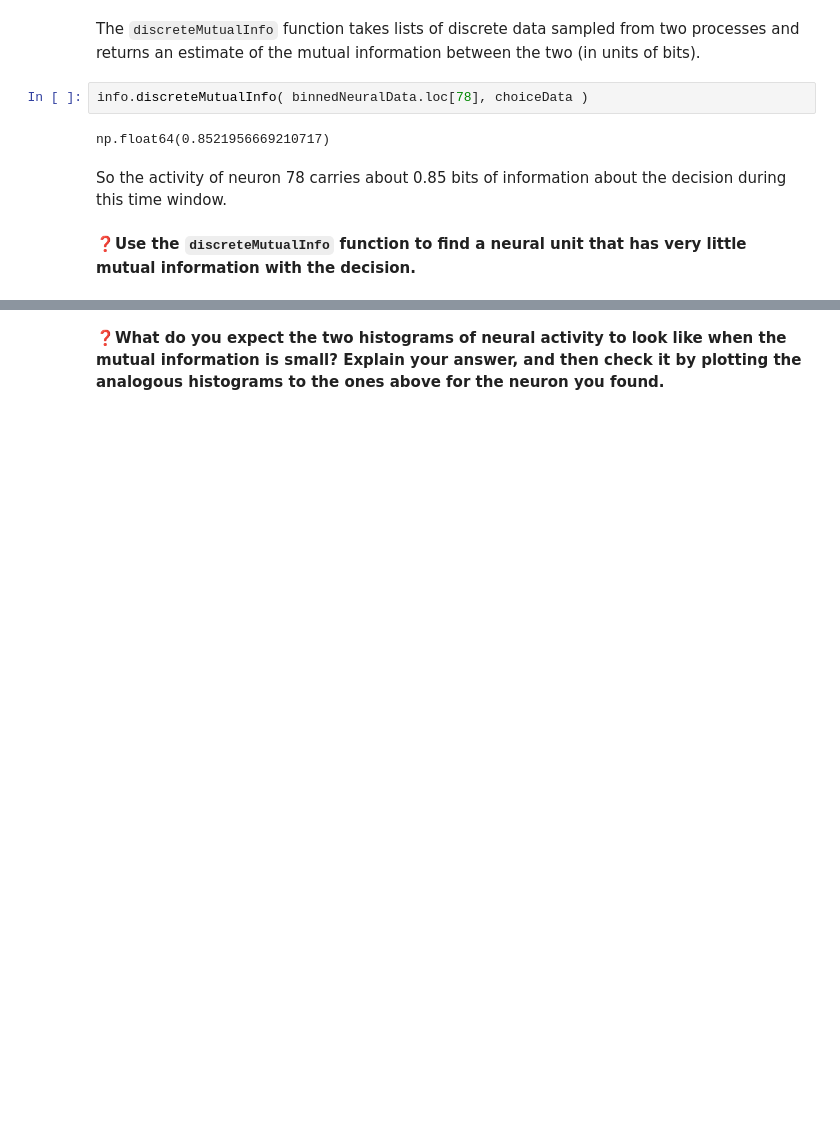
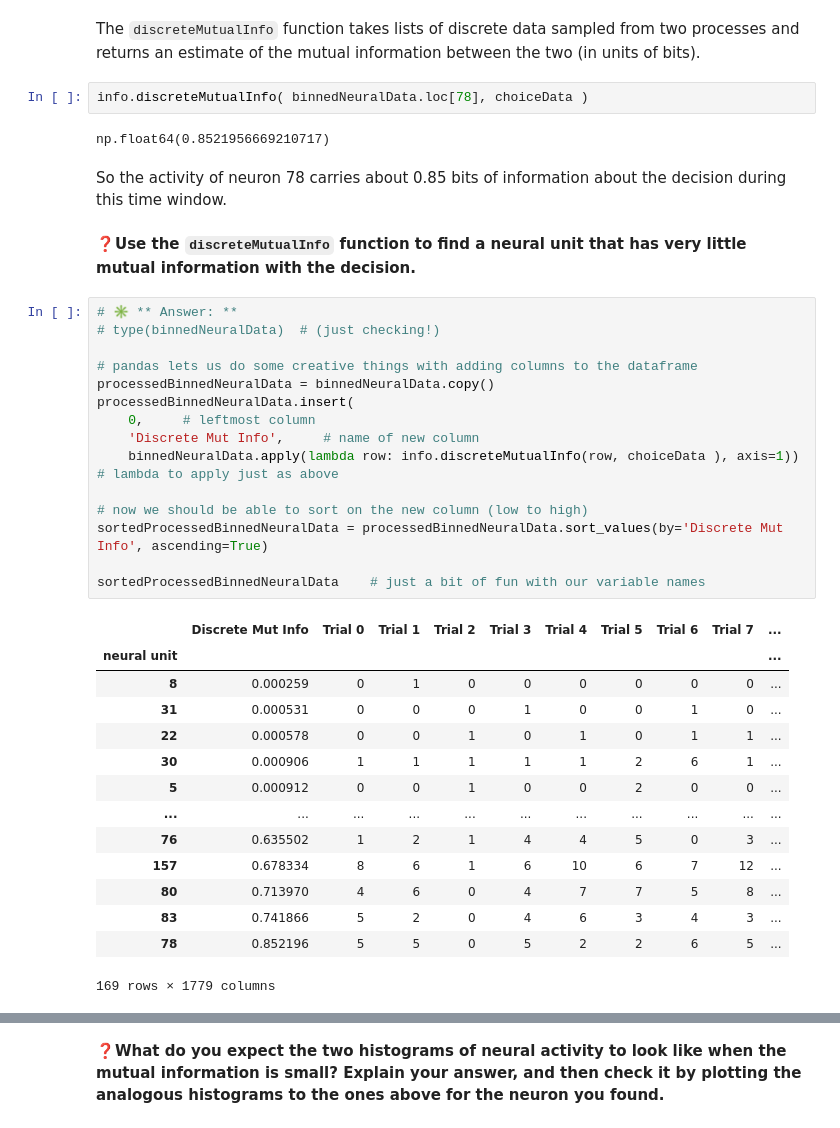
Before and after one commit to peterdresslar/CAS-503-Collectives, a Jupyter notebook: zaphod/6-InformationDecomposition.ipynb, the cells around one changed output, grey strips where cells are left out. Cells and saved outputs as stored; diff of their text form; blank space fills up the shorter version.

```diff
--- a/zaphod/6-InformationDecomposition.ipynb
+++ b/zaphod/6-InformationDecomposition.ipynb
@@ -123,3 +130,33 @@ np.float64(0.8521956669210717)
 So the activity of neuron 78 carries about 0.85 bits of information about the decision during this time window.
 # %% [markdown]
 ❓**Use the `discreteMutualInfo` function to find a neural unit that has very little mutual information with the decision.**
+# %%
+# ✳️ ** Answer: **
+# type(binnedNeuralData)  # (just checking!)
+
+# pandas lets us do some creative things with adding columns to the dataframe
+processedBinnedNeuralData = binnedNeuralData.copy()
+processedBinnedNeuralData.insert(
+    0,     # leftmost column
+    'Discrete Mut Info',     # name of new column
+    binnedNeuralData.apply(lambda row: info.discreteMutualInfo(row, choiceData ), axis=1)) # lambda to apply just as above
+
+# now we should be able to sort on the new column (low to high)
+sortedProcessedBinnedNeuralData = processedBinnedNeuralData.sort_values(by='Discrete Mut Info', ascending=True)
+
+sortedProcessedBinnedNeuralData    # just a bit of fun with our variable names
+# %% [output]
+|  | Discrete Mut Info | Trial 0 | Trial 1 | Trial 2 | Trial 3 | Trial 4 | Trial 5 | Trial 6 | Trial 7 | ... |
+| neural unit |  |  |  |  |  |  |  |  |  | ... |
+| 8 | 0.000259 | 0 | 1 | 0 | 0 | 0 | 0 | 0 | 0 | ... |
+| 31 | 0.000531 | 0 | 0 | 0 | 1 | 0 | 0 | 1 | 0 | ... |
+| 22 | 0.000578 | 0 | 0 | 1 | 0 | 1 | 0 | 1 | 1 | ... |
+| 30 | 0.000906 | 1 | 1 | 1 | 1 | 1 | 2 | 6 | 1 | ... |
+| 5 | 0.000912 | 0 | 0 | 1 | 0 | 0 | 2 | 0 | 0 | ... |
+| ... | ... | ... | ... | ... | ... | ... | ... | ... | ... | ... |
+| 76 | 0.635502 | 1 | 2 | 1 | 4 | 4 | 5 | 0 | 3 | ... |
+| 157 | 0.678334 | 8 | 6 | 1 | 6 | 10 | 6 | 7 | 12 | ... |
+| 80 | 0.713970 | 4 | 6 | 0 | 4 | 7 | 7 | 5 | 8 | ... |
+| 83 | 0.741866 | 5 | 2 | 0 | 4 | 6 | 3 | 4 | 3 | ... |
+| 78 | 0.852196 | 5 | 5 | 0 | 5 | 2 | 2 | 6 | 5 | ... |
+169 rows × 1779 columns
```
Also changed, not shown: parts of 10 cells of this notebook, 1 other file.
